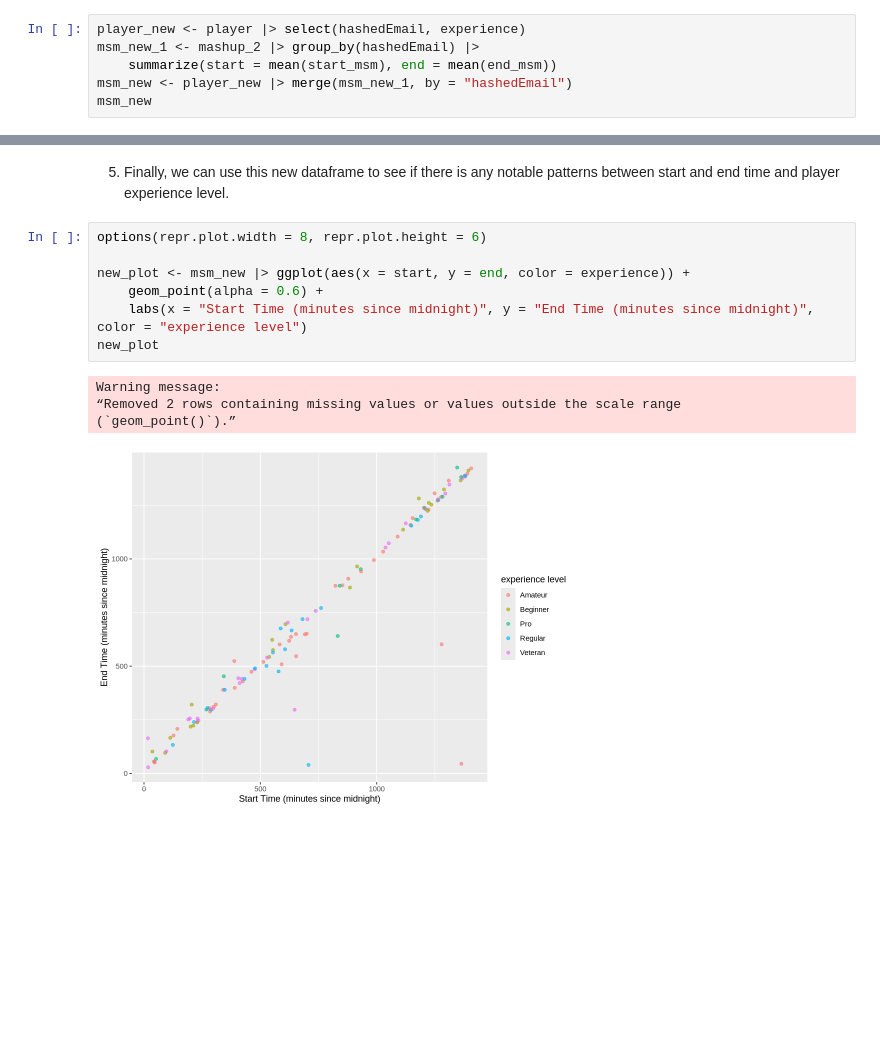
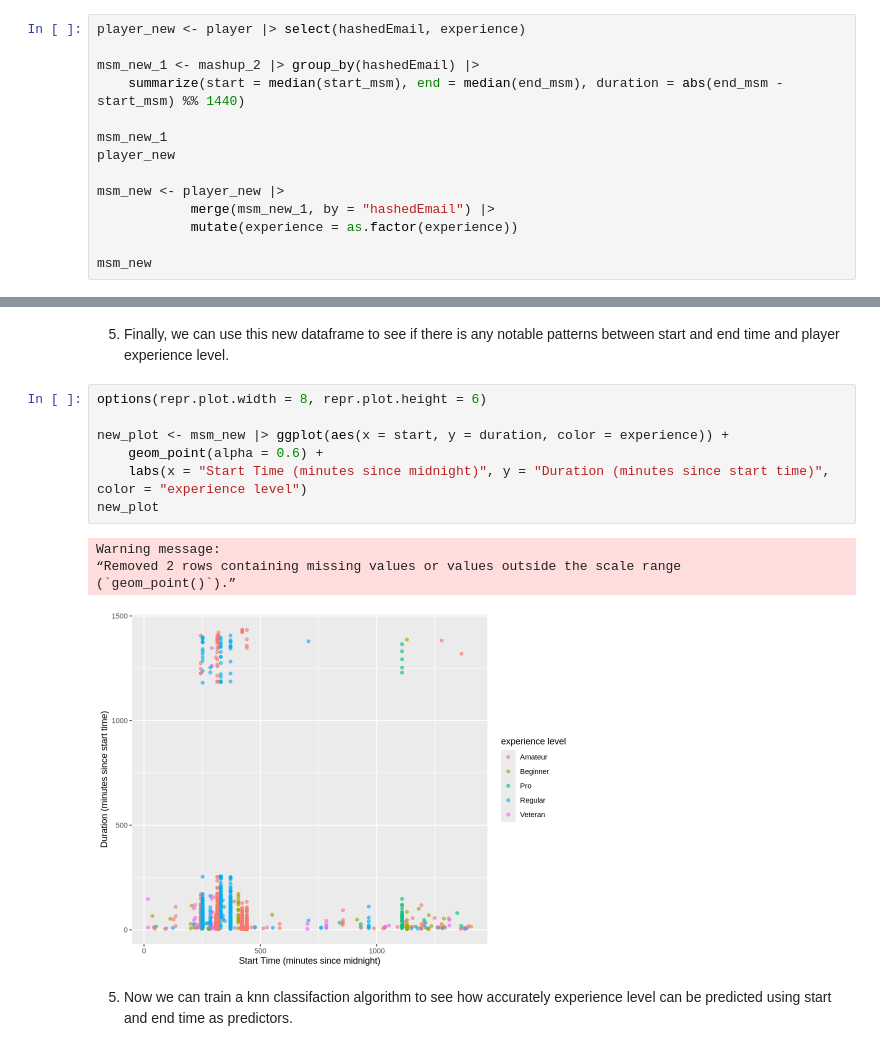
Before and after one commit to mulch-eater-prime/DSCI-Group-17-Project, a Jupyter notebook: Work.ipynb, the cells around one changed output, grey strips where cells are left out. Drawn from its saved outputs; the diff is of its cells as text; blank space fills up the shorter version.

```diff
--- a/Work.ipynb
+++ b/Work.ipynb
@@ -120,8 +102,16 @@ A data.frame: 1535 × 4
 4) At this point, we want to find the average start and end time for each player, so we grouped the observations by the hashed email - which is unique to each of the players - and found the mean start and end time, in minutes since midnight. We could then merge the data table again to end up with a dataframe with the hashed email, experience level, and the average start and end time for each player.
 # %%
 player_new <- player |> select(hashedEmail, experience)
+
 msm_new_1 <- mashup_2 |> group_by(hashedEmail) |>
-    summarize(start = mean(start_msm), end = mean(end_msm))
-msm_new <- player_new |> merge(msm_new_1, by = "hashedEmail")
+    summarize(start = median(start_msm), end = median(end_msm), duration = abs(end_msm - start_msm) %% 1440)
+
+msm_new_1
+player_new
+
+msm_new <- player_new |>
+            merge(msm_new_1, by = "hashedEmail") |>
+            mutate(experience = as.factor(experience))
+
 msm_new
 # %% [output]
@@ -140,15 +158,17 @@ A data.frame: 125 × 4
 # %%
 options(repr.plot.width = 8, repr.plot.height = 6)
 
-new_plot <- msm_new |> ggplot(aes(x = start, y = end, color = experience)) +
+new_plot <- msm_new |> ggplot(aes(x = start, y = duration, color = experience)) +
     geom_point(alpha = 0.6) +
-    labs(x = "Start Time (minutes since midnight)", y = "End Time (minutes since midnight)", color = "experience level")
+    labs(x = "Start Time (minutes since midnight)", y = "Duration (minutes since start time)", color = "experience level")
 new_plot
 # %% [output]
 Warning message:
 “Removed 2 rows containing missing values or values outside the scale range
 (`geom_point()`).”
-[figure, old version]
+[figure, new version]
+# %% [markdown]
+5) Now we can train a knn classifaction algorithm to see how accurately experience level can be predicted using start and end time as predictors.
 # %%
 set.seed(4321)
 
```
Also changed, not shown: parts of 6 cells of this notebook.
